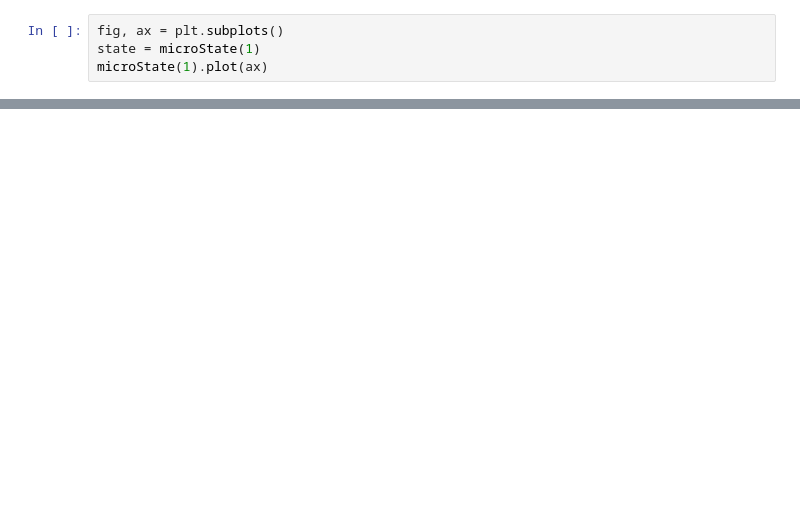
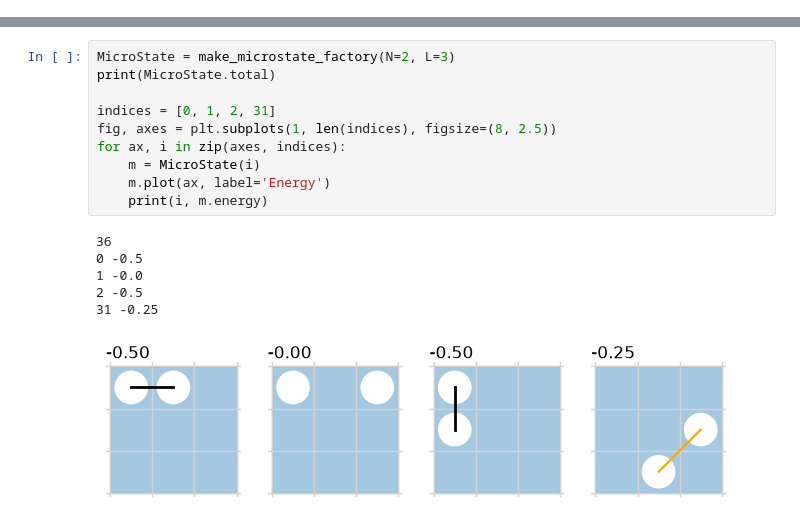
Before and after one commit to Asged/CompPhys, a Jupyter notebook: Week 05/W05D.ipynb, the cells around one changed output, grey strips where cells are left out. Saved outputs shown, nothing was run; the diff lists cells and outputs as text; blank space fills up the shorter version.

```diff
--- a/Week 05/W05D.ipynb
+++ b/Week 05/W05D.ipynb
@@ -19,4 +0,0 @@ microState(2).plot(ax)
-# %%
-fig, ax = plt.subplots()
-state = microState(1)
-microState(1).plot(ax)
@@ -77,0 +36,17 @@ plt.show()
+# %%
+MicroState = make_microstate_factory(N=2, L=3)
+print(MicroState.total)
+
+indices = [0, 1, 2, 31]
+fig, axes = plt.subplots(1, len(indices), figsize=(8, 2.5))
+for ax, i in zip(axes, indices):
+    m = MicroState(i)
+    m.plot(ax, label='Energy')
+    print(i, m.energy)
+# %% [output]
+36
+0 -0.5
+1 -0.0
+2 -0.5
+31 -0.25
+[figure, added]
```
Also changed, not shown: parts of 15 cells of this notebook, 5 other files.
